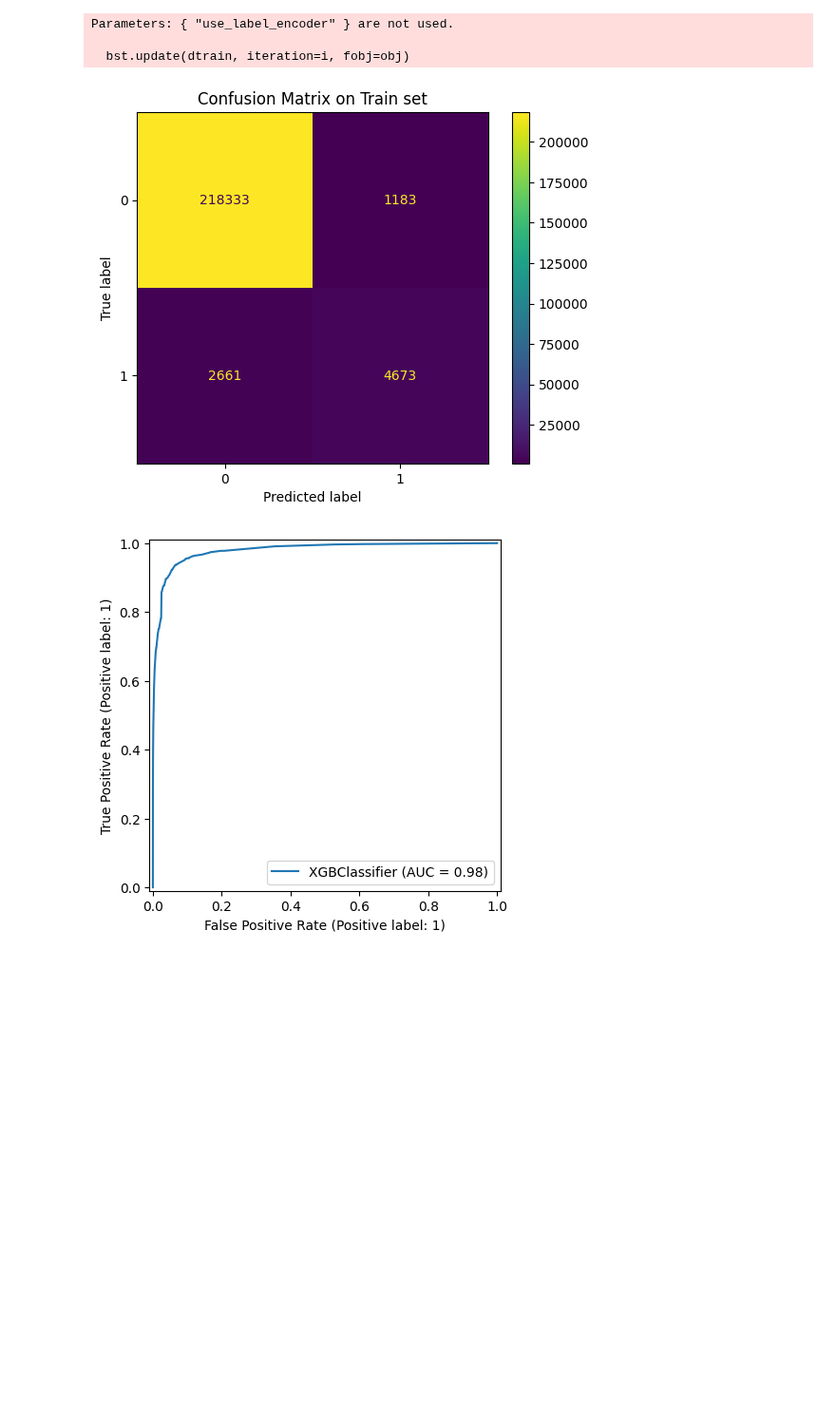
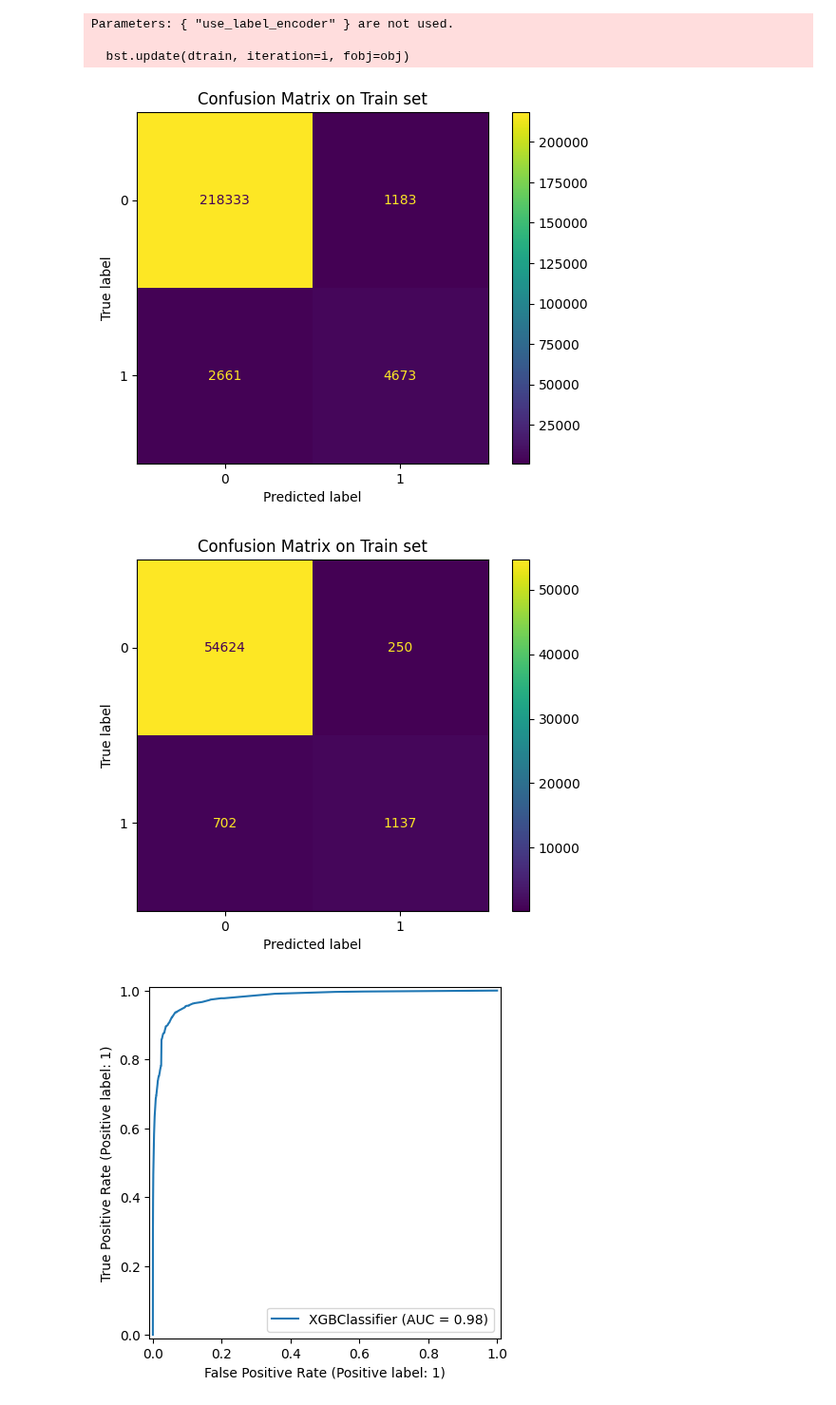
Before and after one commit to Martin691992/dsfs-od-11, a Jupyter notebook: machine_learning/supervised_ml/conversion_rate/xgboost/xgboost.ipynb, the cells around one changed output. Shown at 95% size. Saved outputs shown, nothing was run; the diff lists cells and outputs as text; code cells hidden in the pictures; blank space fills up the shorter version.

```diff
--- a/machine_learning/supervised_ml/conversion_rate/xgboost/xgboost.ipynb
+++ b/machine_learning/supervised_ml/conversion_rate/xgboost/xgboost.ipynb
@@ -105,23 +100,24 @@ Parameters: { "use_label_encoder" } are not used.
 # %%
 _, ax = plt.subplots()  # Get subplot from matplotlib
 ax.set(
     title="Confusion Matrix on Train set"
 )  # Set a title that we will add into ConfusionMatrixDisplay
 ConfusionMatrixDisplay.from_estimator(
     model, X_train, Y_train, ax=ax
 )  # ConfusionMatrixDisplay from sklearn
 plt.show()
 
 _, ax = plt.subplots()  # Get subplot from matplotlib
 ax.set(
     title="Confusion Matrix on Train set"
 )  # Set a title that we will add into ConfusionMatrixDisplay
 ConfusionMatrixDisplay.from_estimator(
-    model, X_test, X_test, ax=ax
+    model, X_test, Y_test, ax=ax
 )  # ConfusionMatrixDisplay from sklearn
 plt.show()
 # %% [output]
 [figure]
+[figure, added]
 # %%
 
 import matplotlib.pyplot as plt
```
Also changed, not shown: parts of 6 cells of this notebook, 3 other files.
